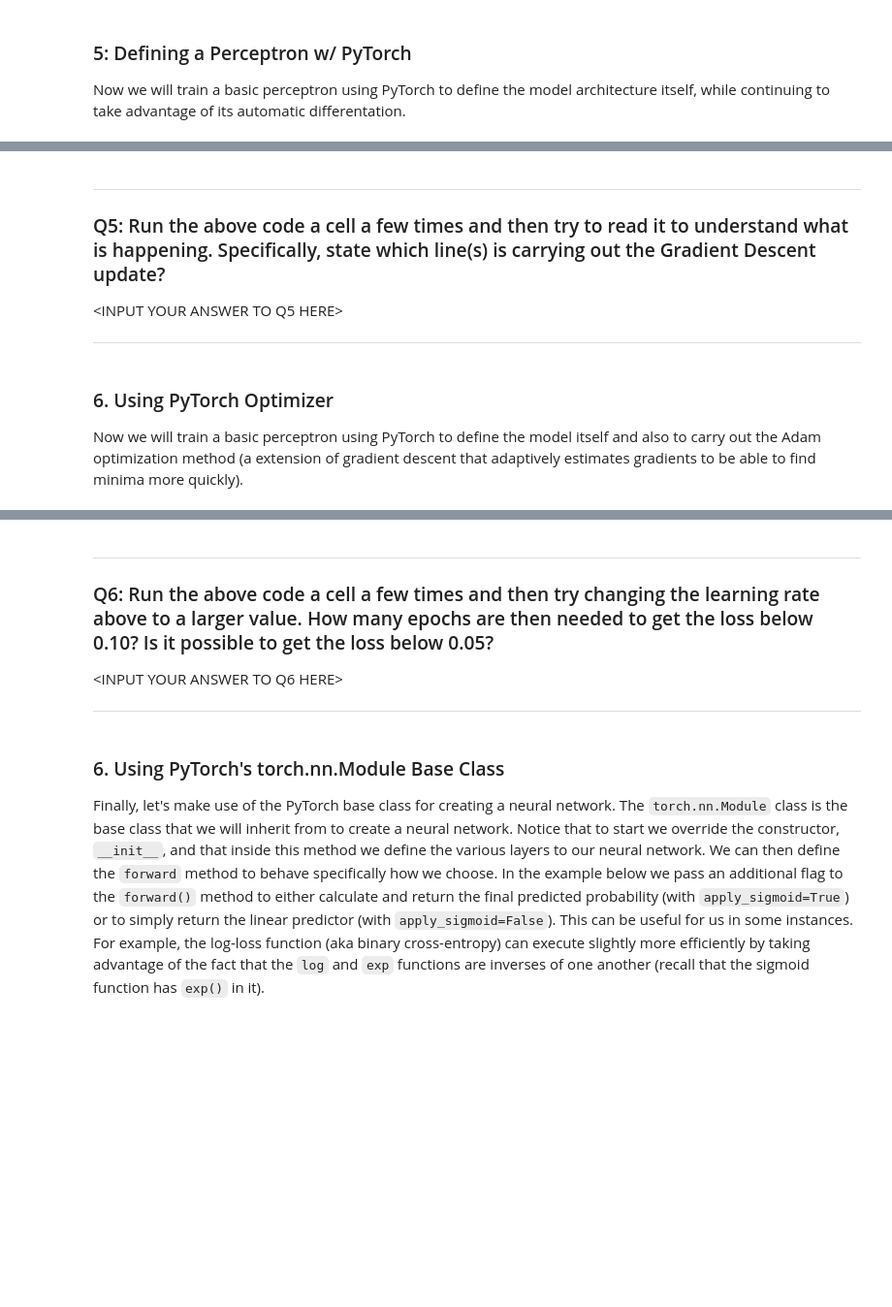
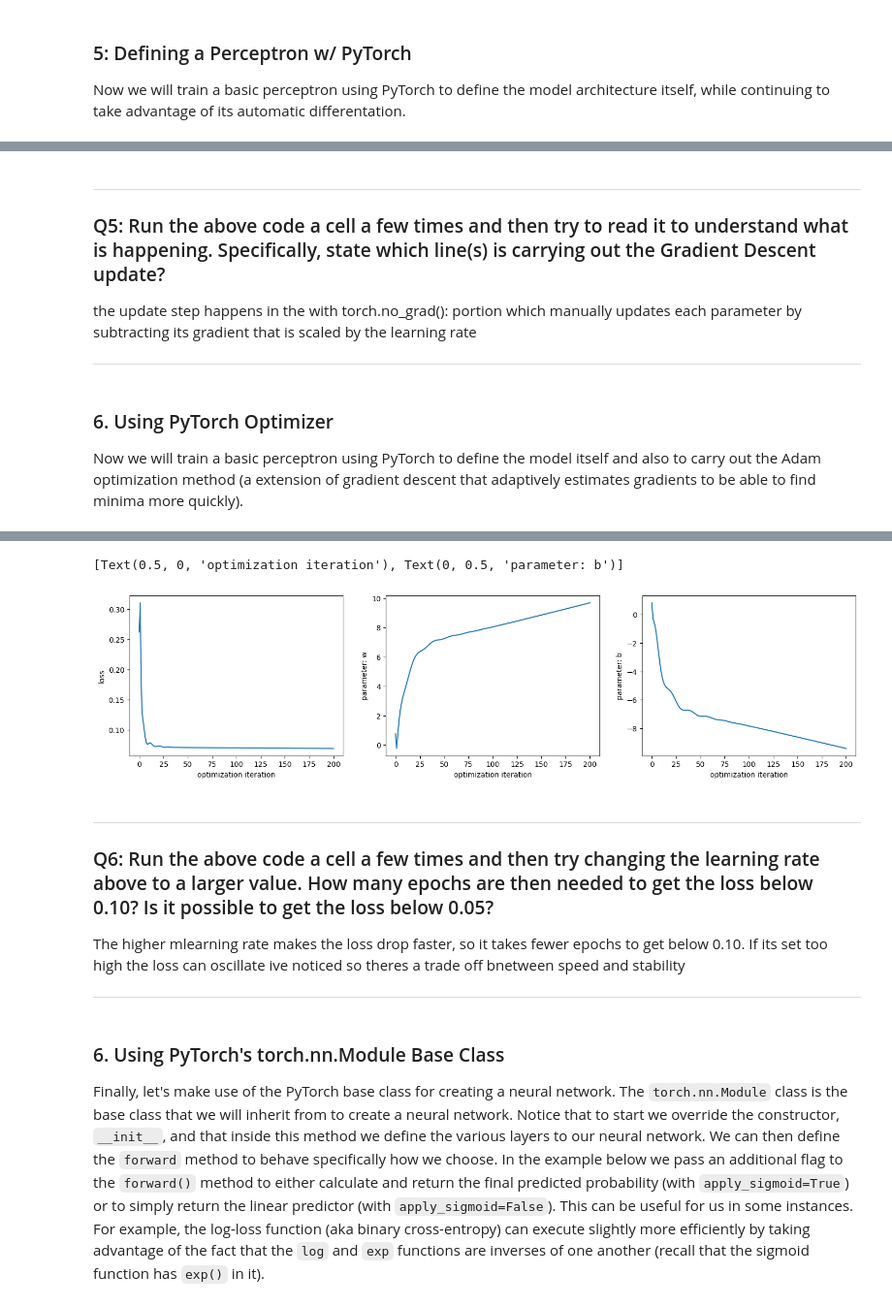
Before and after one commit to SnakkAttack/ann_from_scratch, a Jupyter notebook: ann_from_scratch.ipynb, the cells around one changed output, grey strips where cells are left out. Shown at 97% size. Cells and saved outputs as stored; diff of their text form; code cells hidden in the pictures; blank space fills up the shorter version.

Commit message:
All Q answered

```diff
--- a/ann_from_scratch.ipynb
+++ b/ann_from_scratch.ipynb
@@ -394,7 +425,7 @@ ax3.set(xlabel="optimization iteration", ylabel="parameter: b")
 ### Q5: Run the above code a cell a few times and then try to read it to understand what is happening. Specifically, state which line(s) is carrying out the Gradient Descent update?
 
 
-\<INPUT YOUR ANSWER TO Q5 HERE\>
+the update step happens in the with torch.no_grad(): portion which manually updates each parameter by subtracting its gradient that is scaled by the learning rate
 ***
 # %% [markdown]
 ### 6. Using PyTorch Optimizer
@@ -416,7 +447,7 @@ model = torch.nn.Sequential(
 loss_fn = torch.nn.MSELoss()
 #loss_fn = torch.nn.BCELoss()
 
-learning_rate = 0.05
+learning_rate = 1.0
 optimizer = torch.optim.Adam(model.parameters(), lr=learning_rate)
 
 losses = []
@@ -454,3 +485,4 @@ ax2.plot(range(0,len(params)), [parm[0] for parm in params])
 ax2.set(xlabel="optimization iteration", ylabel="parameter: w")
 ax3.plot(range(0,len(params)), [parm[1] for parm in params])
 ax3.set(xlabel="optimization iteration", ylabel="parameter: b")
+# %% [output]
@@ -457,8 +497,10 @@ ax3.set(xlabel="optimization iteration", ylabel="parameter: b")
+[Text(0.5, 0, 'optimization iteration'), Text(0, 0.5, 'parameter: b')]
+[figure, added]
 # %% [markdown]
 ***
 ### Q6: Run the above code a cell a few times and then try changing the learning rate above to a larger value. How many epochs are then needed to get the loss below 0.10? Is it possible to get the loss below 0.05?
 
-\<INPUT YOUR ANSWER TO Q6 HERE\>
+The higher mlearning rate makes the loss drop faster, so it takes fewer epochs to get below 0.10. If its set too high the loss can oscillate ive noticed so theres a trade off bnetween speed and stability
 ***
 # %% [markdown]
 
```
Also changed, not shown: parts of 7 cells of this notebook.
